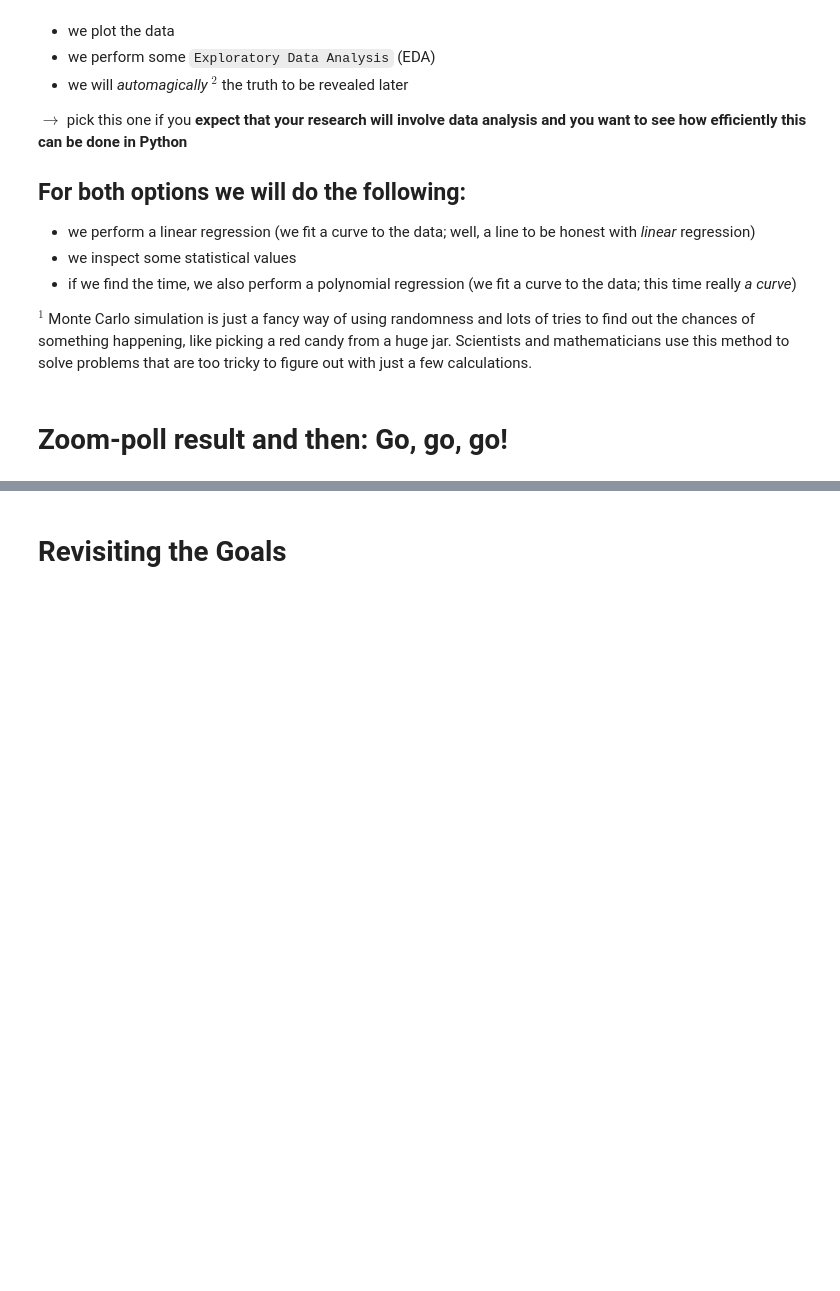
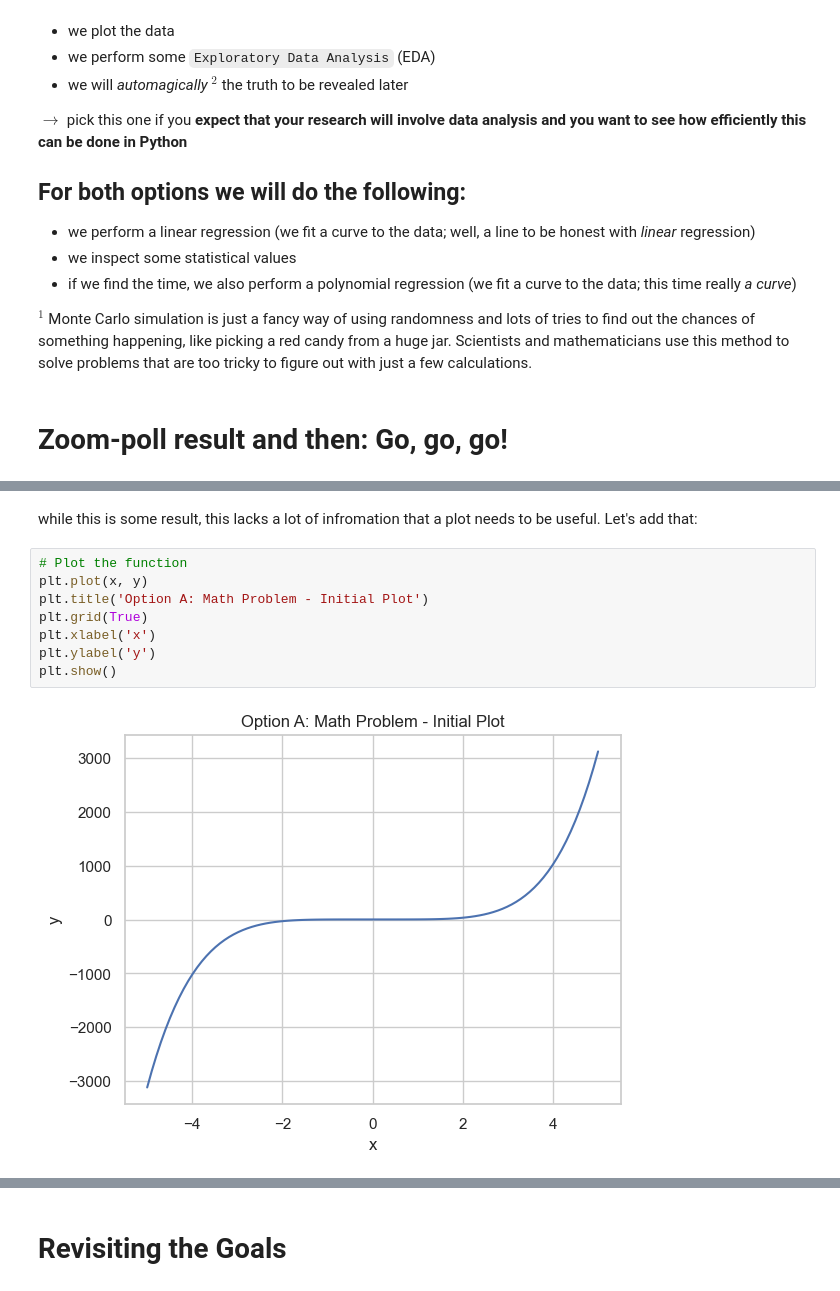
Before and after one commit to UoA-eResearch/ResBaz24Python, a Jupyter notebook: IntroductionToPython.ipynb, the cells around one changed output, grey strips where cells are left out. Cells and saved outputs as stored; diff of their text form; blank space fills up the shorter version.

```diff
--- a/IntroductionToPython.ipynb
+++ b/IntroductionToPython.ipynb
@@ -286,0 +463,12 @@ import pandas as pd
+# %% [markdown]
+while this is some result, this lacks a lot of infromation that a plot needs to be useful. Let's add that:
+# %%
+# Plot the function
+plt.plot(x, y)
+plt.title('Option A: Math Problem - Initial Plot')
+plt.grid(True)
+plt.xlabel('x')
+plt.ylabel('y')
+plt.show()
+# %% [output]
+[figure, added]
```
Also changed, not shown: parts of 33 cells of this notebook, 1 other file.
